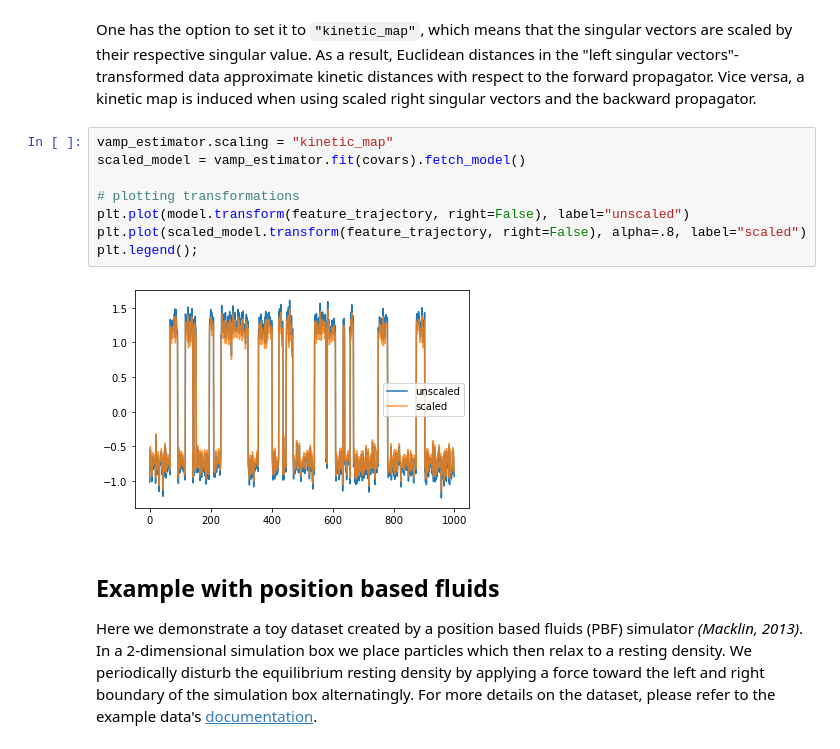
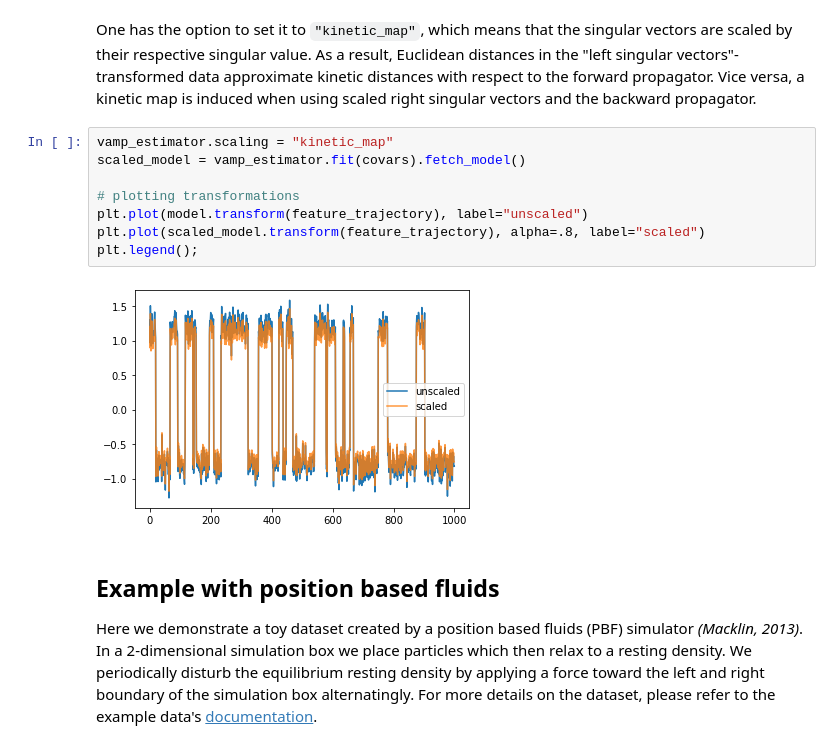
Before and after one commit to deeptime-ml/deeptime-notebooks, a Jupyter notebook: vamp.ipynb, the cells around one changed output. Drawn from its saved outputs; the diff is of its cells as text.

```diff
--- a/vamp.ipynb
+++ b/vamp.ipynb
@@ -249,13 +249,13 @@ One has the option to set it to `"kinetic_map"`, which means that the singular v
 # %%
 vamp_estimator.scaling = "kinetic_map"
 scaled_model = vamp_estimator.fit(covars).fetch_model()
 
 # plotting transformations
-plt.plot(model.transform(feature_trajectory, right=False), label="unscaled")
-plt.plot(scaled_model.transform(feature_trajectory, right=False), alpha=.8, label="scaled")
+plt.plot(model.transform(feature_trajectory), label="unscaled")
+plt.plot(scaled_model.transform(feature_trajectory), alpha=.8, label="scaled")
 plt.legend();
 # %% [output]
-[figure, old version]
+[figure, new version]
 # %% [markdown]
 ## Example with position based fluids
 
```
Also changed, not shown: parts of 12 cells of this notebook, 5 other files.
